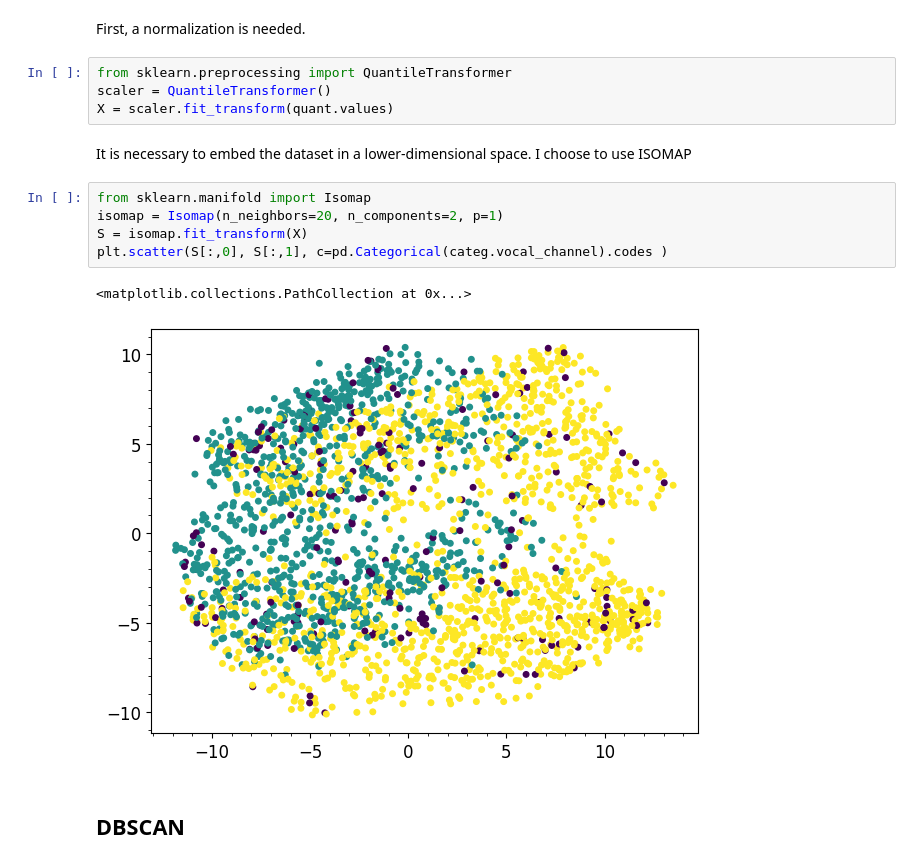
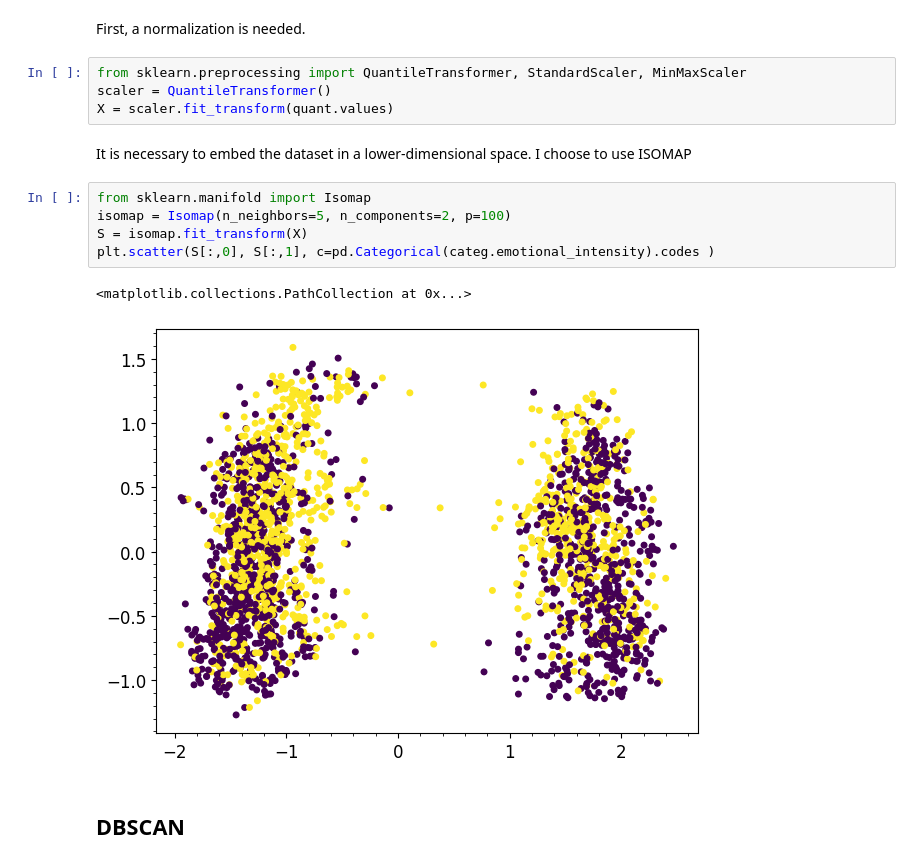
Before and after one commit to djanloo/dynamiting, a Jupyter notebook: CLUSTERING/density.ipynb, the cells around one changed output. Drawn from its saved outputs; the diff is of its cells as text.

Commit message:
Tested other scalers for #4

```diff
--- a/CLUSTERING/density.ipynb
+++ b/CLUSTERING/density.ipynb
@@ -10,19 +10,19 @@ categ = pd.read_csv("ravdess_categorical.csv")
 # %% [markdown]
 First, a normalization is needed.
 # %%
-from sklearn.preprocessing import QuantileTransformer
+from sklearn.preprocessing import QuantileTransformer, StandardScaler, MinMaxScaler
 scaler = QuantileTransformer()
 X = scaler.fit_transform(quant.values)
 # %% [markdown]
 It is necessary to embed the dataset in a lower-dimensional space. I choose to use ISOMAP
 # %%
 from sklearn.manifold import Isomap
-isomap = Isomap(n_neighbors=20, n_components=2, p=1)
+isomap = Isomap(n_neighbors=5, n_components=2, p=100)
 S = isomap.fit_transform(X)
-plt.scatter(S[:,0], S[:,1], c=pd.Categorical(categ.vocal_channel).codes )
+plt.scatter(S[:,0], S[:,1], c=pd.Categorical(categ.emotional_intensity).codes )
 # %% [output]
 <matplotlib.collections.PathCollection at 0x...>
-[figure, old version]
+[figure, new version]
 # %% [markdown]
 ## DBSCAN
 # %%
```
Also changed, not shown: parts of 3 cells of this notebook.
